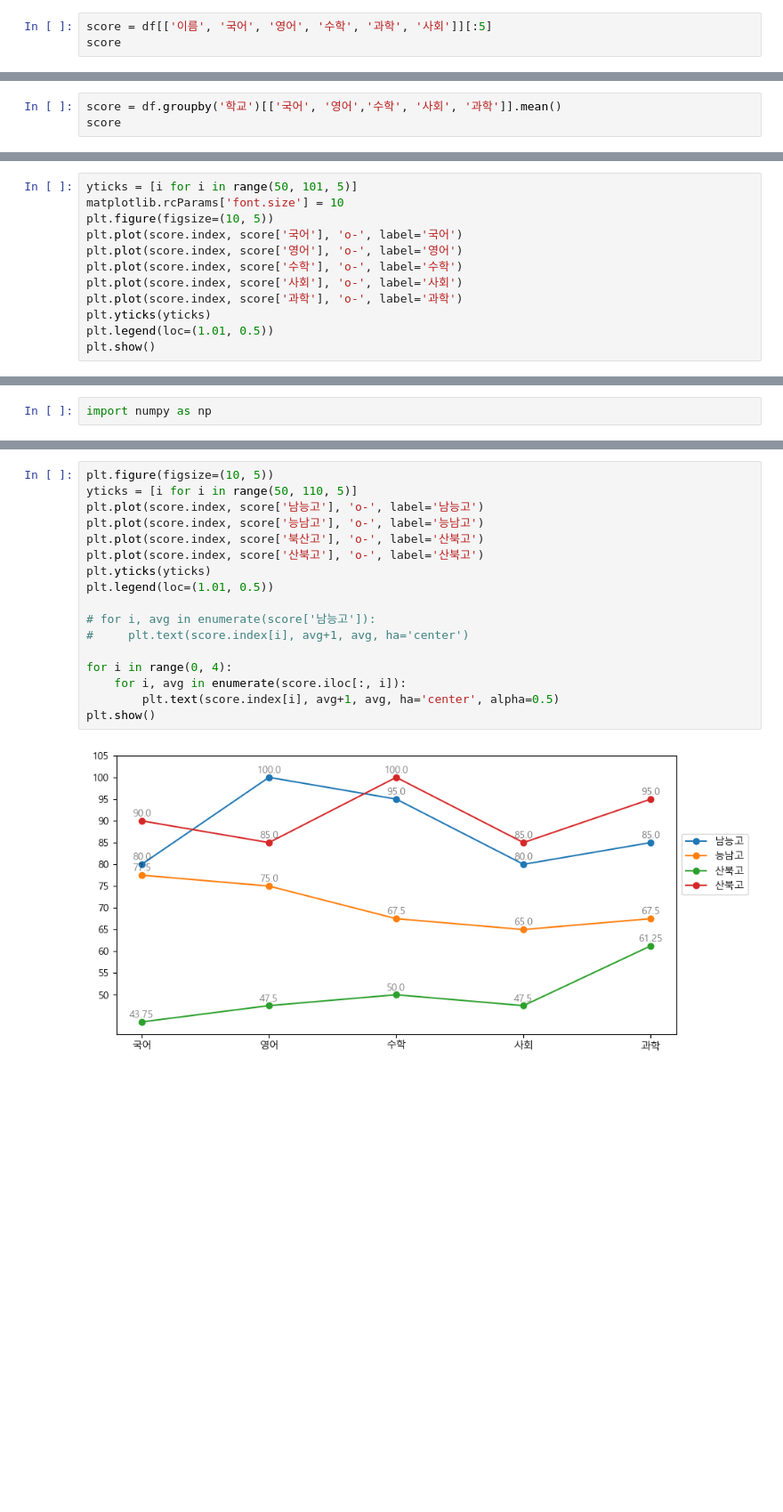
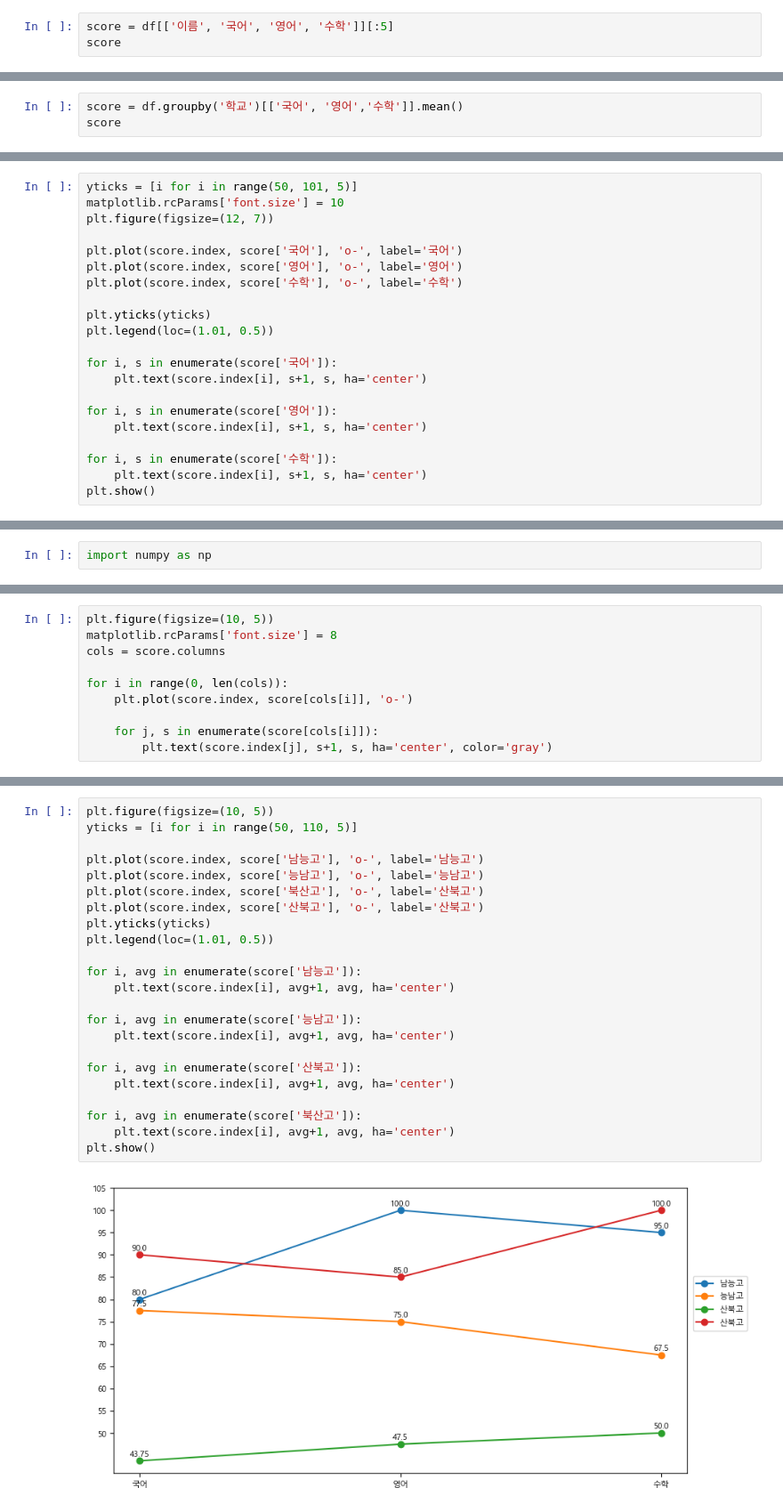
Before and after one commit to helen-cho/data, a Jupyter notebook: python/데이터시각화/05.여러데이타.ipynb, the cells around one changed output, grey strips where cells are left out. Shown at 89% size. Drawn from its saved outputs; the diff is of its cells as text; blank space fills up the shorter version.

```diff
--- a/python/데이터시각화/05.여러데이타.ipynb
+++ b/python/데이터시각화/05.여러데이타.ipynb
@@ -86,6 +86,6 @@ df
 df.loc['1번', '학교'] = '산북고'
 df.loc['6번', '학교'] = '남능고'
 # %%
-score = df[['이름', '국어', '영어', '수학', '과학', '사회']][:5]
+score = df[['이름', '국어', '영어', '수학']][:5]
 score
 # %% [output]
@@ -109,4 +134,4 @@ plt.show()
 # %%
-score = df.groupby('학교')[['국어', '영어','수학', '사회', '과학']].mean()
+score = df.groupby('학교')[['국어', '영어','수학']].mean()
 score
 # %% [output]
@@ -119,13 +158,22 @@ score
 # %%
 yticks = [i for i in range(50, 101, 5)]
 matplotlib.rcParams['font.size'] = 10
-plt.figure(figsize=(10, 5))
+plt.figure(figsize=(12, 7))
+
 plt.plot(score.index, score['국어'], 'o-', label='국어')
 plt.plot(score.index, score['영어'], 'o-', label='영어')
 plt.plot(score.index, score['수학'], 'o-', label='수학')
-plt.plot(score.index, score['사회'], 'o-', label='사회')
-plt.plot(score.index, score['과학'], 'o-', label='과학')
+
 plt.yticks(yticks)
 plt.legend(loc=(1.01, 0.5))
+
+for i, s in enumerate(score['국어']):
+    plt.text(score.index[i], s+1, s, ha='center')
+
+for i, s in enumerate(score['영어']):
+    plt.text(score.index[i], s+1, s, ha='center')
+
+for i, s in enumerate(score['수학']):
+    plt.text(score.index[i], s+1, s, ha='center')
 plt.show()
 # %% [output]
@@ -166,0 +202,10 @@ score.iloc[:, 0:4]
+# %%
+plt.figure(figsize=(10, 5))
+matplotlib.rcParams['font.size'] = 8
+cols = score.columns
+
+for i in range(0, len(cols)):
+    plt.plot(score.index, score[cols[i]], 'o-')
+
+    for j, s in enumerate(score[cols[i]]):
+        plt.text(score.index[j], s+1, s, ha='center', color='gray')
@@ -167,19 +214,25 @@ score.iloc[:, 0:4]
 # %%
 plt.figure(figsize=(10, 5))
 yticks = [i for i in range(50, 110, 5)]
+
 plt.plot(score.index, score['남능고'], 'o-', label='남능고')
 plt.plot(score.index, score['능남고'], 'o-', label='능남고')
 plt.plot(score.index, score['북산고'], 'o-', label='산북고')
 plt.plot(score.index, score['산북고'], 'o-', label='산북고')
 plt.yticks(yticks)
 plt.legend(loc=(1.01, 0.5))
 
-# for i, avg in enumerate(score['남능고']):
-#     plt.text(score.index[i], avg+1, avg, ha='center')
+for i, avg in enumerate(score['남능고']):
+    plt.text(score.index[i], avg+1, avg, ha='center')
 
-for i in range(0, 4):
-    for i, avg in enumerate(score.iloc[:, i]):
-        plt.text(score.index[i], avg+1, avg, ha='center', alpha=0.5)
+for i, avg in enumerate(score['능남고']):
+    plt.text(score.index[i], avg+1, avg, ha='center')
+
+for i, avg in enumerate(score['산북고']):
+    plt.text(score.index[i], avg+1, avg, ha='center')
+
+for i, avg in enumerate(score['북산고']):
+    plt.text(score.index[i], avg+1, avg, ha='center')
 plt.show()
 # %% [output]
-[figure, old version]
+[figure, new version]
```
Also changed, not shown: parts of 12 cells of this notebook, 17 other files.
